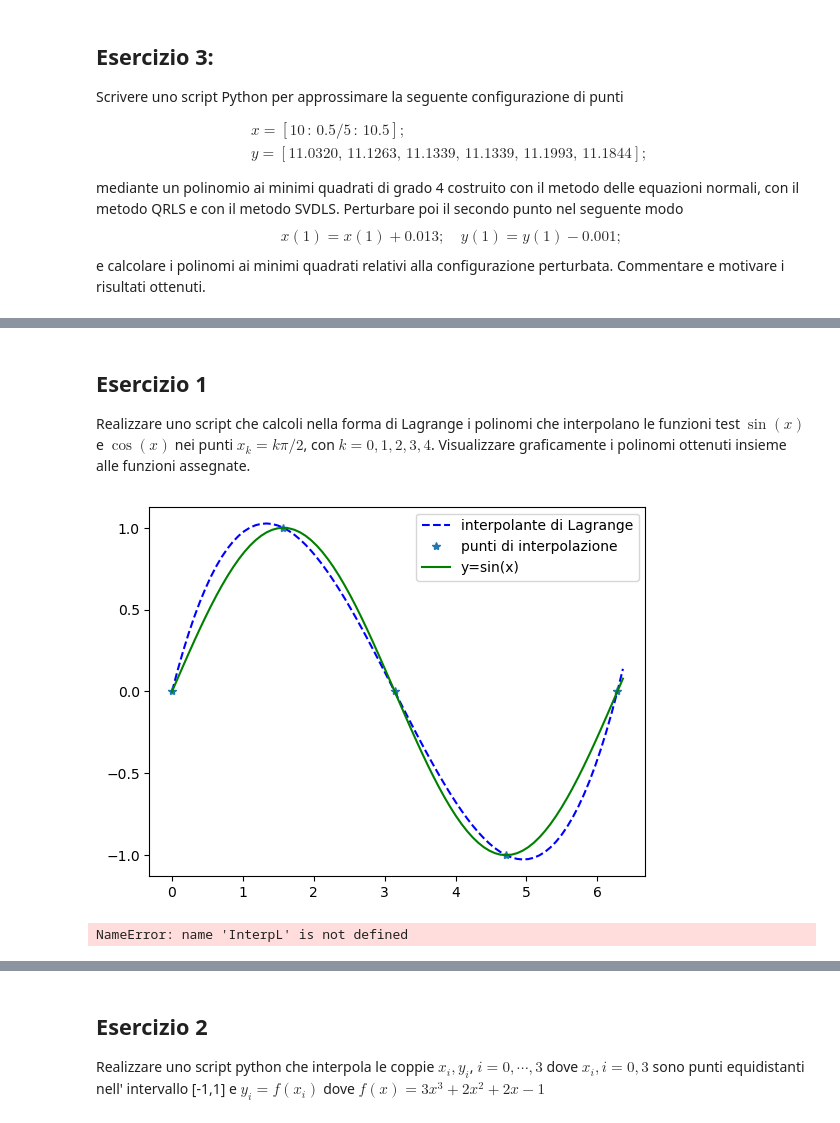
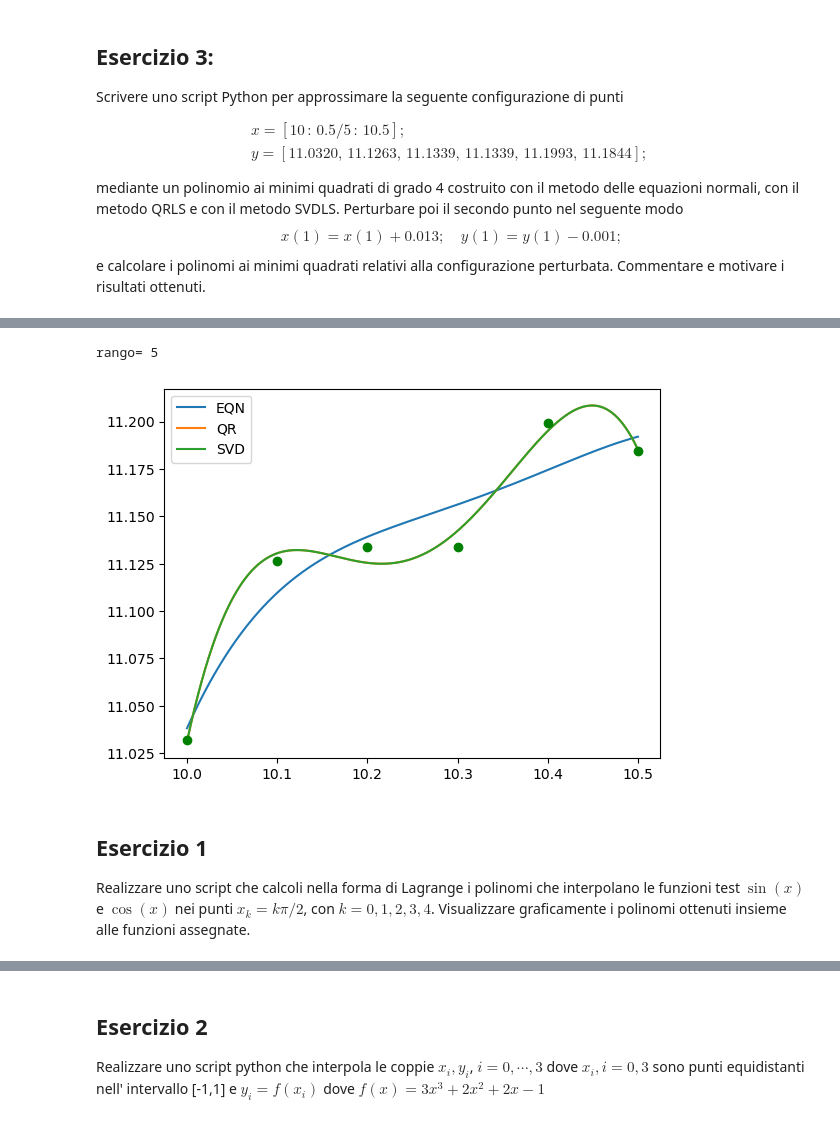
Before and after one commit to alevu3344/EsercitazioniMetodiNumerici, a Jupyter notebook: Lezione_10/Ese10_REDO.ipynb, the cells around one changed output, grey strips where cells are left out. Cells and saved outputs as stored; diff of their text form; code cells hidden in the pictures.

```diff
--- a/Lezione_10/Ese10_REDO.ipynb
+++ b/Lezione_10/Ese10_REDO.ipynb
@@ -220,3 +141,31 @@ Residuo SVD  0.00020144362519375862
+# %%
+x = np.arange(10, 10.6, 0.1)
+y = np.array([11.0320,  11.1263,  11.1339,  11.1339,  11.1993,  11.1844])
+
+n = 4
+gradlib = n+1
+
+V = np.vander(x, increasing=True)[:, :gradlib]
+
+xx = np.linspace(np.min(x), np.max(x), 1000)
+
+alpha_EQN = sf.eqnorm(V, y)
+alpha_QR, res_QR = sf.qrLS(V, y)
+alpha_SVD, res_SVD = sf.SVDLS(V, y)
+
+yy_EQN = np.polyval(np.flip(alpha_EQN), xx)
+yy_QR = np.polyval(np.flip(alpha_QR), xx)
+yy_SVD = np.polyval(np.flip(alpha_SVD), xx)
+
+plt.plot(xx, yy_EQN,label = 'EQN')
+plt.plot(xx, yy_QR, label = 'QR')
+plt.plot(xx, yy_SVD, label = 'SVD')
+plt.plot(x,y, 'go')
+plt.legend()
+plt.show()
+# %% [output]
+rango= 5
+[figure, added]
 # %% [markdown]
 ## Esercizio 1
 
@@ -224,21 +173,3 @@ Realizzare uno script che calcoli nella forma di Lagrange i polinomi che
 interpolano le funzioni test $\sin(x)$ e $\cos(x)$ nei punti $x_k = k \pi/2$, con
 $k = 0, 1, 2, 3, 4$. Visualizzare graficamente i polinomi ottenuti insieme
 alle funzioni assegnate.
-# %%
-x=np.arange(0, 2*np.pi+0.1, np.pi/2)
-y1=np.sin(x)
-xx=np.arange(0,2*np.pi+0.1,np.pi/40)
-yy1=sf.InterpL(x,y1,xx)
-
-
-plt.plot(xx,yy1,'b--',x,y1,'*',xx,np.sin(xx),'g-');
-plt.legend(['interpolante di Lagrange','punti di interpolazione','y=sin(x)']);
-plt.show()
-
-y2=np.cos(x);
-yy2=InterpL(x,y2,xx);
-plt.plot(xx,yy2,'r--',x,y2,'*',xx,np.cos(xx),'c-');
-plt.legend(['interpolante di Lagrange','punti di interpolazione','y=cos(x)']);
-# %% [output]
-[figure, removed]
-NameError: name 'InterpL' is not defined
```
Also changed, not shown: parts of 17 cells of this notebook, 13 other files.
